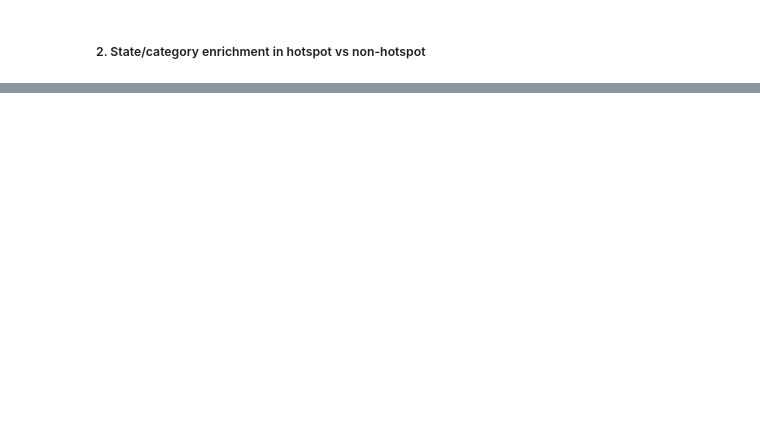
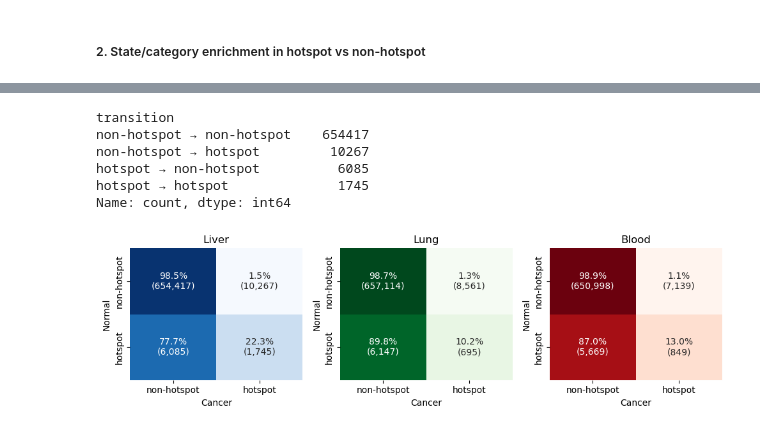
Before and after one commit to caocao0525/HERV, a Jupyter notebook: herv_all_hotspot_analysis.ipynb, the cells around one changed output, grey strips where cells are left out. Cells and saved outputs as stored; diff of their text form; code cells hidden in the pictures; blank space fills up the shorter version.

```diff
--- a/herv_all_hotspot_analysis.ipynb
+++ b/herv_all_hotspot_analysis.ipynb
@@ -155,0 +306,8 @@ Name: entropy, dtype: float64
+# %%
+results = {}
+
+for tissue, (normal_id, cancer_id) in pairs.items():
+    merged, table = make_hotspot_transition_table(df_pair, normal_id, cancer_id)
+    results[tissue] = {"merged": merged, "table": table}
+    print(f"\n{tissue.upper()} ({normal_id} -> {cancer_id})")
+    print(table)
@@ -155,0 +329,9 @@ Name: entropy, dtype: float64
+# %%
+# Row-normalized
+for tissue in results:
+    table = results[tissue]["table"]
+    prop = table.div(table.sum(axis=1), axis=0)
+    results[tissue]["prop_row"] = prop
+
+    print(f"\n{tissue.upper()} row-normalized")
+    print(prop)
@@ -155,0 +353,62 @@ Name: entropy, dtype: float64
+# %%
+def transition_labels(merged):
+    out = merged.copy()
+    out["transition"] = (
+        out["hotspot_normal"].map({False: "non-hotspot", True: "hotspot"})
+        + " → " +
+        out["hotspot_cancer"].map({False: "non-hotspot", True: "hotspot"})
+    )
+    return out
+
+liver_labeled = transition_labels(results["liver"]["merged"])
+liver_labeled["transition"].value_counts()
+# %% [output]
+transition
+non-hotspot → non-hotspot    654417
+non-hotspot → hotspot         10267
+hotspot → non-hotspot          6085
+hotspot → hotspot              1745
+Name: count, dtype: int64
+# %%
+import matplotlib.pyplot as plt
+import seaborn as sns
+
+fig, axes = plt.subplots(1, 3, figsize=(10,3))
+
+# define colormap per tissue
+cmap_dict = {
+    "liver": "Blues",
+    "lung": "Greens",
+    "blood": "Reds"
+}
+
+for ax, (tissue, res) in zip(axes, results.items()):
+
+    # build annotation: percentage (%) + count
+    annot = res["prop_row"].copy().astype(str)
+
+    for i in range(res["prop_row"].shape[0]):
+        for j in range(res["prop_row"].shape[1]):
+            p = res["prop_row"].iloc[i, j] * 100  # convert to %
+            c = res["table"].iloc[i, j]          # raw count
+            annot.iloc[i, j] = f"{p:.1f}%\n({c:,})"
+
+    sns.heatmap(
+        res["prop_row"],
+        annot=annot,
+        fmt="",
+        cmap=cmap_dict[tissue],
+        vmin=0,
+        vmax=1,
+        cbar=False,
+        ax=ax
+    )
+
+    ax.set_title(tissue.capitalize())
+    ax.set_xlabel("Cancer")
+    ax.set_ylabel("Normal")
+
+plt.tight_layout()
+plt.show()
+# %% [output]
+[figure, added]
```
Also changed, not shown: parts of 18 cells of this notebook.
